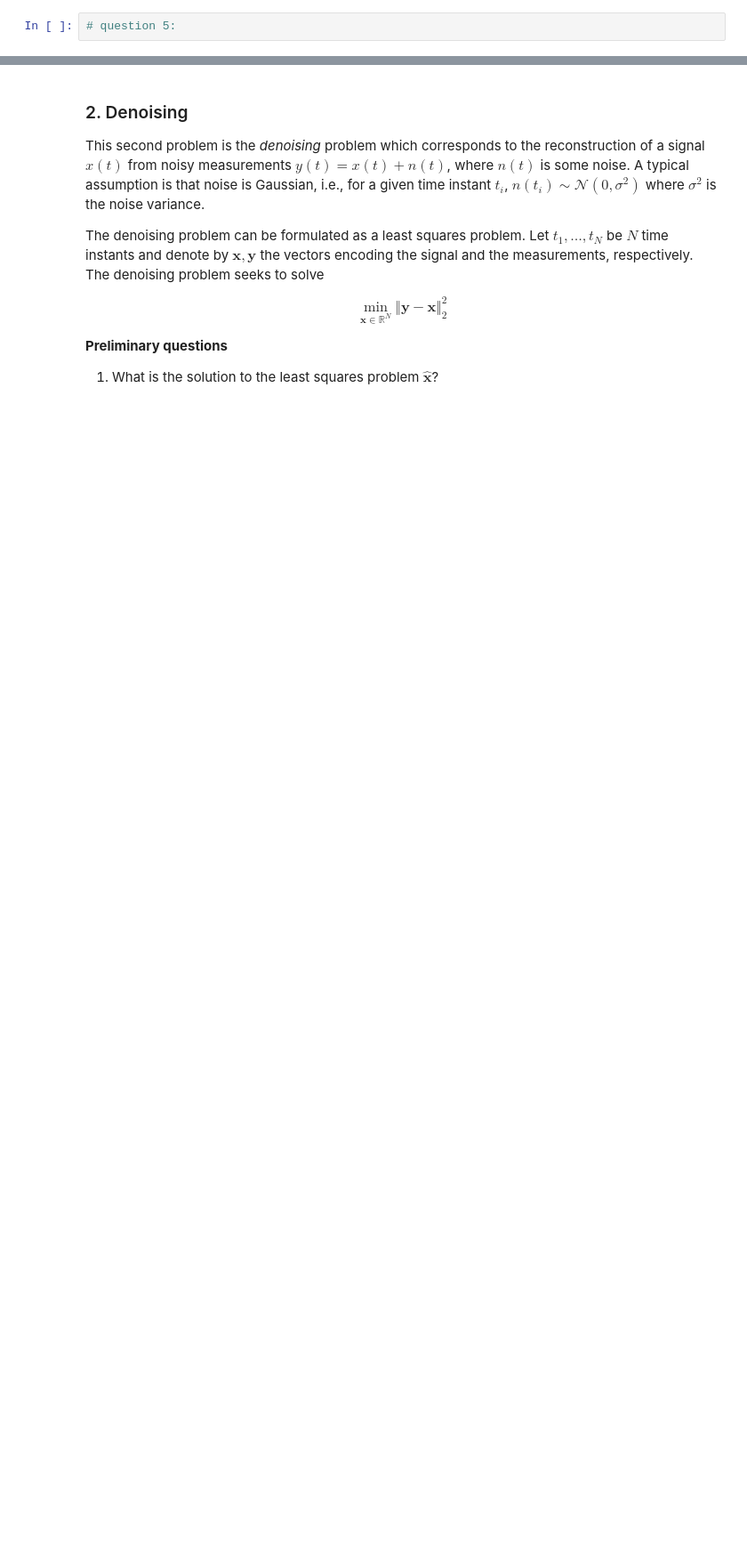
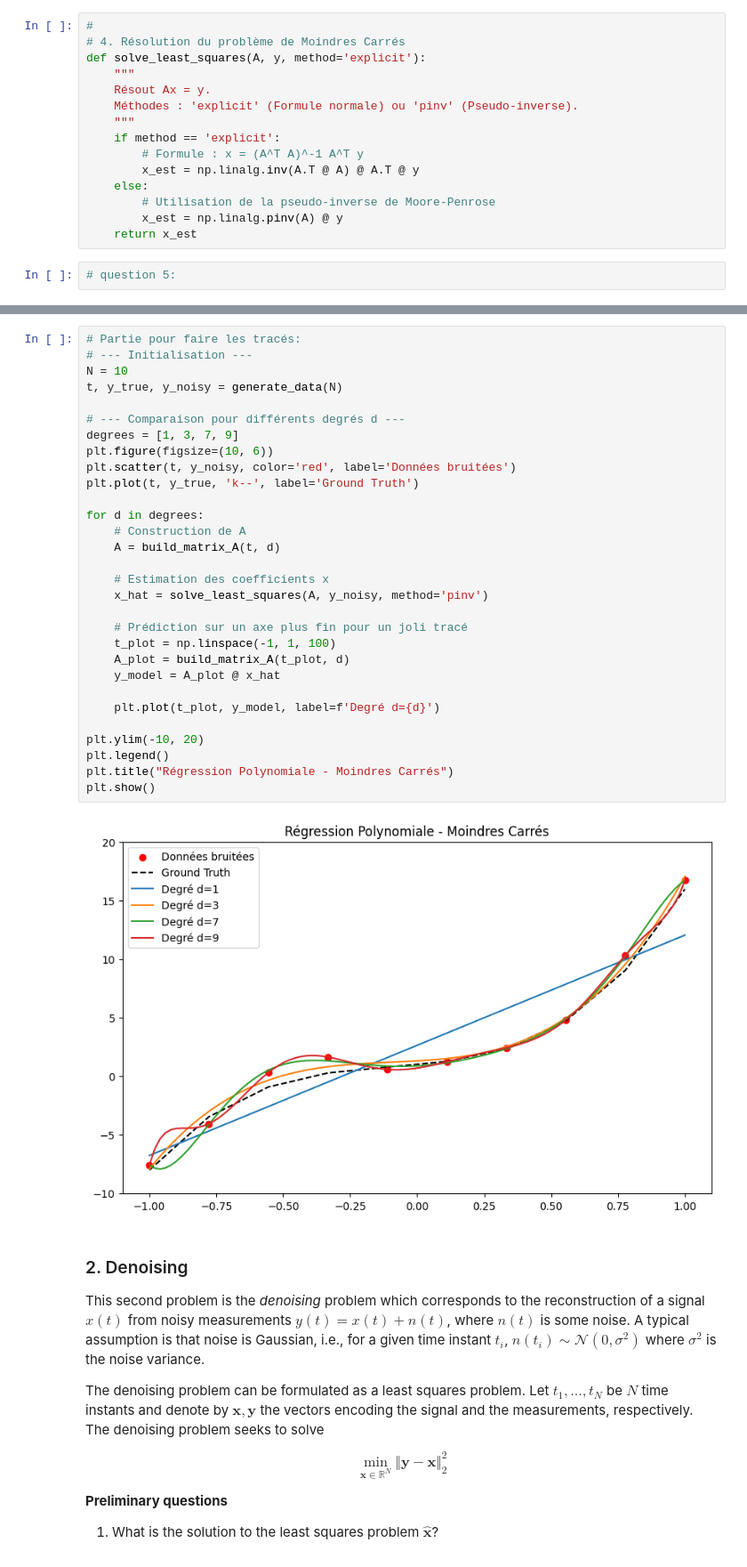
Before and after one commit to LangHug/Projet_oiseaux, a Jupyter notebook: labs/LW1.ipynb, the cells around one changed output, grey strips where cells are left out. Shown at 89% size. Drawn from its saved outputs; the diff is of its cells as text; blank space fills up the shorter version.

```diff
--- a/labs/LW1.ipynb
+++ b/labs/LW1.ipynb
@@ -130,2 +85,17 @@ plt.show()
+# %%
+#
+# 4. Résolution du problème de Moindres Carrés
+def solve_least_squares(A, y, method='explicit'):
+    """
+    Résout Ax = y.
+    Méthodes : 'explicit' (Formule normale) ou 'pinv' (Pseudo-inverse).
+    """
+    if method == 'explicit':
+        # Formule : x = (A^T A)^-1 A^T y
+        x_est = np.linalg.inv(A.T @ A) @ A.T @ y
+    else:
+        # Utilisation de la pseudo-inverse de Moore-Penrose
+        x_est = np.linalg.pinv(A) @ y
+    return x_est
 # %%
 # question 5:
@@ -134,3 +111,35 @@ plt.show()
+# %%
+# Partie pour faire les tracés:
+# --- Initialisation ---
+N = 10
+t, y_true, y_noisy = generate_data(N)
+
+# --- Comparaison pour différents degrés d ---
+degrees = [1, 3, 7, 9]
+plt.figure(figsize=(10, 6))
+plt.scatter(t, y_noisy, color='red', label='Données bruitées')
+plt.plot(t, y_true, 'k--', label='Ground Truth')
+
+for d in degrees:
+    # Construction de A
+    A = build_matrix_A(t, d)
+
+    # Estimation des coefficients x
+    x_hat = solve_least_squares(A, y_noisy, method='pinv')
+
+    # Prédiction sur un axe plus fin pour un joli tracé
+    t_plot = np.linspace(-1, 1, 100)
+    A_plot = build_matrix_A(t_plot, d)
+    y_model = A_plot @ x_hat
+
+    plt.plot(t_plot, y_model, label=f'Degré d={d}')
+
+plt.ylim(-10, 20)
+plt.legend()
+plt.title("Régression Polynomiale - Moindres Carrés")
+plt.show()
+# %% [output]
+[figure, added]
 # %% [markdown]
 ### 2. Denoising
 
```
Also changed, not shown: parts of 20 cells of this notebook.
